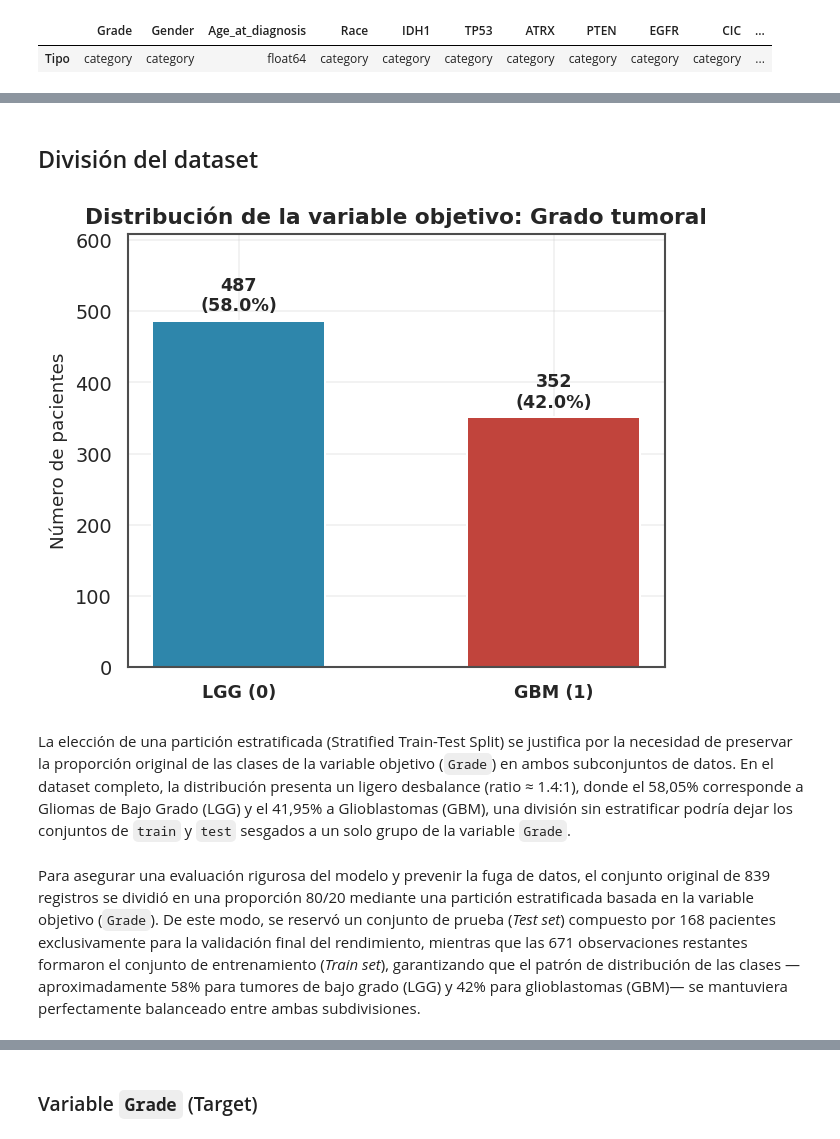
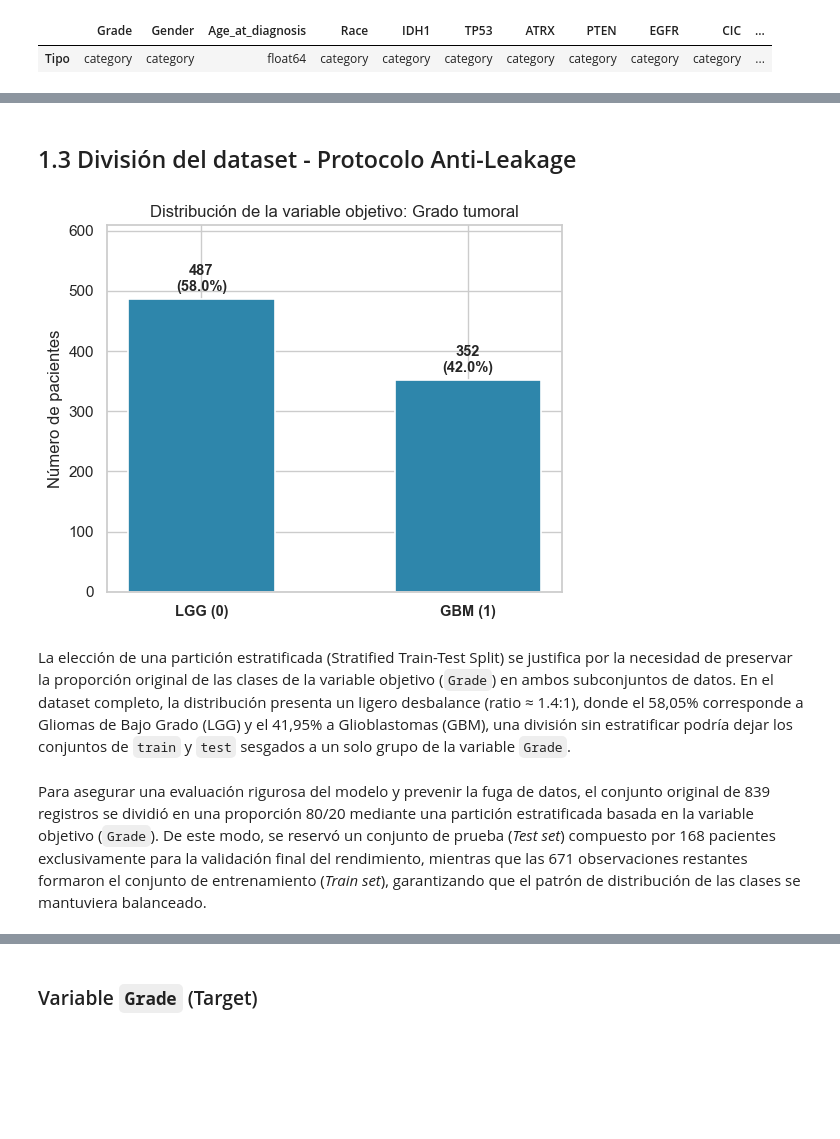
Before and after one commit to joshua2412-a/Proyecto_Viz, a Jupyter notebook: _sources/01_EDA.ipynb, the cells around one changed output, grey strips where cells are left out. Saved outputs shown, nothing was run; the diff lists cells and outputs as text; code cells hidden in the pictures; blank space fills up the shorter version.

```diff
--- a/_sources/01_EDA.ipynb
+++ b/_sources/01_EDA.ipynb
@@ -40,24 +59 @@ warnings.filterwarnings("ignore")
-# %%
-# Configuracion visual
-
-sns.set_theme(context="notebook", style="whitegrid", font_scale=1.05)
-plt.rcParams.update({
-    "figure.dpi": 120,
-    "savefig.dpi": 300,
-    "font.family": "DejaVu Sans",
-    "axes.titlesize": 13,
-    "axes.titleweight": "bold",
-    "axes.labelsize": 11,
-    "axes.edgecolor": "0.3",
-    "axes.grid": True,
-    "grid.alpha": 0.3,
-    "legend.frameon": False,
-    "figure.facecolor": "white",
-})
-
-PALETTE_GRADE = {0: "#2E86AB", 1: "#C1443C"}
-PALETTE_SEQ   = sns.color_palette("mako", as_cmap=False)
-
-pd.set_option("display.max_columns", 30)
-pd.set_option("display.width", 120)
 # %%
@@ -224,31 +227,31 @@ El dataset está compuesto por **24 variables en total**:
 
 El objetivo a resolver es predecir la severidad del glioma en pacientes, clasificándolos entre Glioma de Bajo Grado (**LGG**) y Glioblastoma Multiforme (**GBM**) a partir de sus características clínicas y perfil de mutaciones genéticas.
 # %% [markdown]
-## División del dataset
+## 1.3 División del dataset - Protocolo Anti-Leakage
 # %%
 fig, ax = plt.subplots(figsize=(5.5, 4.5))
 
 conteo = df_mutations["Grade"].value_counts()
 proporcion = conteo / conteo.sum() * 100
 
 bars = ax.bar(conteo.index, conteo.values,
-               color=[PALETTE_GRADE[0], PALETTE_GRADE[1]],
+               color=[PALETTE_GRADE[0], PALETTE_GRADE[0]],
                edgecolor="white", linewidth=1.2, width=0.55)
 
 for bar, c, p in zip(bars, conteo.values, proporcion.values):
     ax.text(bar.get_x() + bar.get_width()/2, c + 8,
             f"{c}\n({p:.1f}%)", ha="center", va="bottom", fontsize=10.5, fontweight="bold")
 
 ax.set_xticks([0, 1])
 ax.set_xticklabels(['LGG (0)', 'GBM (1)'], fontsize=10.5, fontweight='bold')
 ax.set_ylabel("Número de pacientes")
 ax.set_xlabel("")
 ax.set_title("Distribución de la variable objetivo: Grado tumoral")
 ax.set_ylim(0, conteo.max() * 1.25)
 plt.tight_layout()
 plt.show()
 # %% [output]
-[figure, old version]
+[figure, new version]
 # %% [markdown]
 La elección de una partición estratificada (Stratified Train-Test Split) se justifica por la necesidad de preservar la proporción original de las clases de la variable objetivo (`Grade`) en ambos subconjuntos de datos. En el dataset completo, la distribución presenta un ligero desbalance (ratio ≈ 1.4:1), donde el 58,05% corresponde a Gliomas de Bajo Grado (LGG) y el 41,95% a Glioblastomas (GBM), una división sin estratificar podría dejar los conjuntos de `train` y `test` sesgados a un solo grupo de la variable `Grade`.
 # %%
@@ -265,5 +268,5 @@ X_train, X_test, y_train, y_test = train_test_split(
 
 train_data = pd.concat([X_train, y_train], axis=1)
 # %% [markdown]
-Para asegurar una evaluación rigurosa del modelo y prevenir la fuga de datos, el conjunto original de 839 registros se dividió en una proporción 80/20 mediante una partición estratificada basada en la variable objetivo (`Grade`). De este modo, se reservó un conjunto de prueba (*Test set*) compuesto por 168 pacientes exclusivamente para la validación final del rendimiento, mientras que las 671 observaciones restantes formaron el conjunto de entrenamiento (*Train set*), garantizando que el patrón de distribución de las clases —aproximadamente 58% para tumores de bajo grado (LGG) y 42% para glioblastomas (GBM)— se mantuviera perfectamente balanceado entre ambas subdivisiones.
+Para asegurar una evaluación rigurosa del modelo y prevenir la fuga de datos, el conjunto original de 839 registros se dividió en una proporción 80/20 mediante una partición estratificada basada en la variable objetivo (`Grade`). De este modo, se reservó un conjunto de prueba (*Test set*) compuesto por 168 pacientes exclusivamente para la validación final del rendimiento, mientras que las 671 observaciones restantes formaron el conjunto de entrenamiento (*Train set*), garantizando que el patrón de distribución de las clases se mantuviera balanceado.
 # %% [markdown]
```
Also changed, not shown: parts of 45 cells of this notebook, 29 other files.
